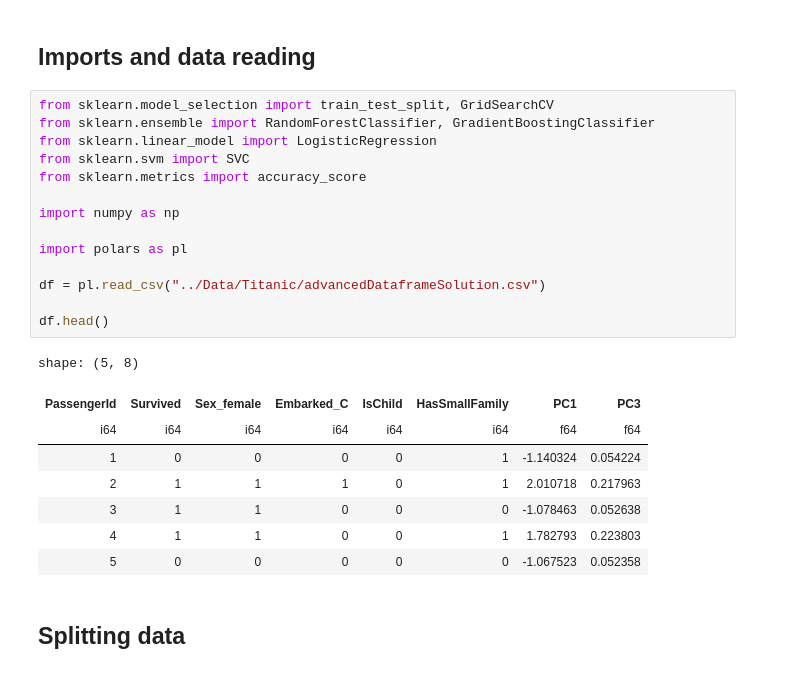
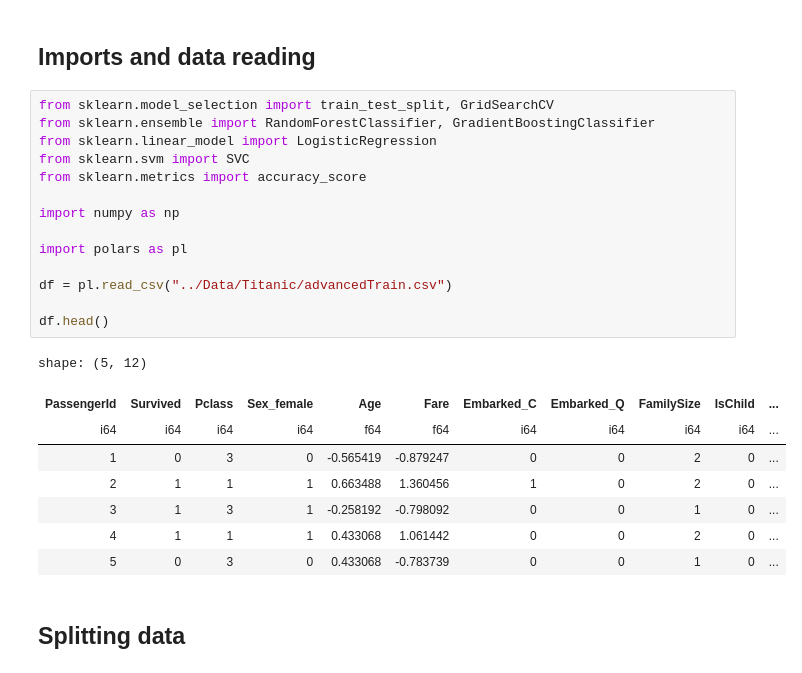
Before and after one commit to Repsajsov/Kaggle, a Jupyter notebook: model.ipynb, the cells around one changed output. Drawn from its saved outputs; the diff is of its cells as text.

```diff
--- a/model.ipynb
+++ b/model.ipynb
@@ -3,26 +3,26 @@
 # %%
 from sklearn.model_selection import train_test_split, GridSearchCV
 from sklearn.ensemble import RandomForestClassifier, GradientBoostingClassifier
 from sklearn.linear_model import LogisticRegression
 from sklearn.svm import SVC
 from sklearn.metrics import accuracy_score
 
 import numpy as np
 
 import polars as pl
 
-df = pl.read_csv("../Data/Titanic/advancedDataframeSolution.csv")
+df = pl.read_csv("../Data/Titanic/advancedTrain.csv")
 
 df.head()
 # %% [output]
-shape: (5, 8)
+shape: (5, 12)
-| PassengerId | Survived | Sex_female | Embarked_C | IsChild | HasSmallFamily | PC1 | PC3 |
-| i64 | i64 | i64 | i64 | i64 | i64 | f64 | f64 |
-| 1 | 0 | 0 | 0 | 0 | 1 | -1.140324 | 0.054224 |
-| 2 | 1 | 1 | 1 | 0 | 1 | 2.010718 | 0.217963 |
-| 3 | 1 | 1 | 0 | 0 | 0 | -1.078463 | 0.052638 |
-| 4 | 1 | 1 | 0 | 0 | 1 | 1.782793 | 0.223803 |
-| 5 | 0 | 0 | 0 | 0 | 0 | -1.067523 | 0.052358 |
+| PassengerId | Survived | Pclass | Sex_female | Age | Fare | Embarked_C | Embarked_Q | FamilySize | IsChild | ... |
+| i64 | i64 | i64 | i64 | f64 | f64 | i64 | i64 | i64 | i64 | ... |
+| 1 | 0 | 3 | 0 | -0.565419 | -0.879247 | 0 | 0 | 2 | 0 | ... |
+| 2 | 1 | 1 | 1 | 0.663488 | 1.360456 | 1 | 0 | 2 | 0 | ... |
+| 3 | 1 | 3 | 1 | -0.258192 | -0.798092 | 0 | 0 | 1 | 0 | ... |
+| 4 | 1 | 1 | 1 | 0.433068 | 1.061442 | 0 | 0 | 2 | 0 | ... |
+| 5 | 0 | 3 | 0 | 0.433068 | -0.783739 | 0 | 0 | 1 | 0 | ... |
 # %% [markdown]
 ## Splitting data
 # %%
```
Also changed, not shown: parts of 6 cells of this notebook, 8 other files.
